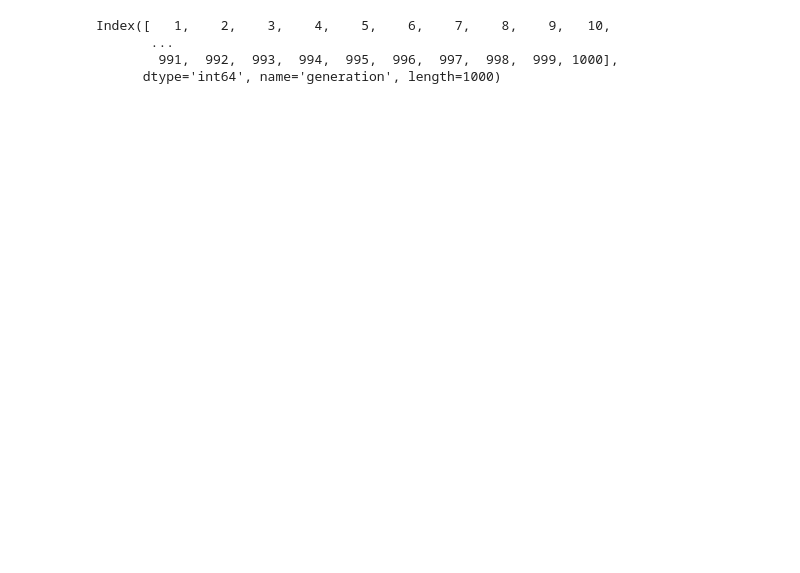
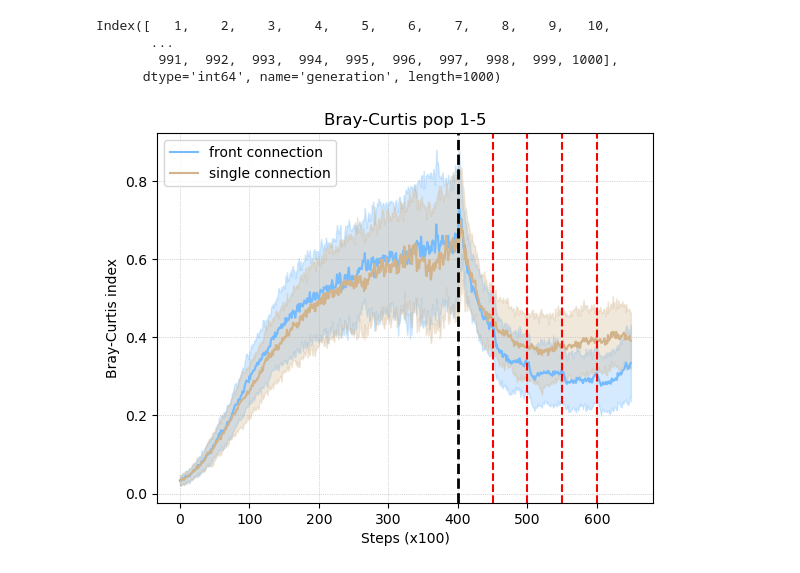
Before and after one commit to mtomasini/MetapopulationsPython, a Jupyter notebook: exploration.ipynb, the cells around one changed output. Drawn from its saved outputs; the diff is of its cells as text; code cells hidden in the pictures; blank space fills up the shorter version.

Commit message:
Added Bray-Curtis dissimilarity

```diff
--- a/exploration.ipynb
+++ b/exploration.ipynb
@@ -1394,3 +1399,26 @@ Index([   1,    2,    3,    4,    5,    6,    7,    8,    9,   10,
        ...
         991,  992,  993,  994,  995,  996,  997,  998,  999, 1000],
       dtype='int64', name='generation', length=1000)
+# %%
+front_data = pd.read_csv("./Outputs/PaperSeptember/AggregateData/frontConnection/neutral_interaction_0.0001_5pulses_500gen_bray-curtis_0-4.csv", index_col=0)
+single_data = pd.read_csv("./Outputs/PaperSeptember/AggregateData/singleConnection/neutral_interaction_0.0001_5pulses_500gen_bray-curtis_0-4.csv", index_col=0)
+
+plt.plot(front_data.mean(axis=1), color="xkcd:sky blue")
+plt.plot(single_data.mean(axis=1), color="tan")
+std_minus_1 = front_data.mean(axis=1) - front_data.std(axis=1)
+std_plus_1 = front_data.mean(axis=1) + front_data.std(axis=1)
+std_minus_2 = single_data.mean(axis=1) - single_data.std(axis=1)
+std_plus_2 = single_data.mean(axis=1) + single_data.std(axis=1)
+plt.fill_between(front_data.index, std_minus_1, std_plus_1, alpha = 0.3, color="xkcd:sky blue")
+plt.fill_between(single_data.index, std_minus_2, std_plus_2, alpha = 0.3, color="tan")
+plt.ylabel("Bray-Curtis index")
+plt.xlabel("Steps (x100)")
+
+plt.grid(linestyle=':', linewidth=0.5)
+plt.title(f"Bray-Curtis pop 1-5")
+plt.legend(["front connection", "single connection"])
+plt.axvline(400, linestyle='--', linewidth=2, c="k")
+for i in [450, 500, 550, 600]:
+    plt.axvline(i, linestyle='--', c="r")
+# %% [output]
+[figure, added]
```
Also changed, not shown: parts of 6 cells of this notebook, 3 other files.
